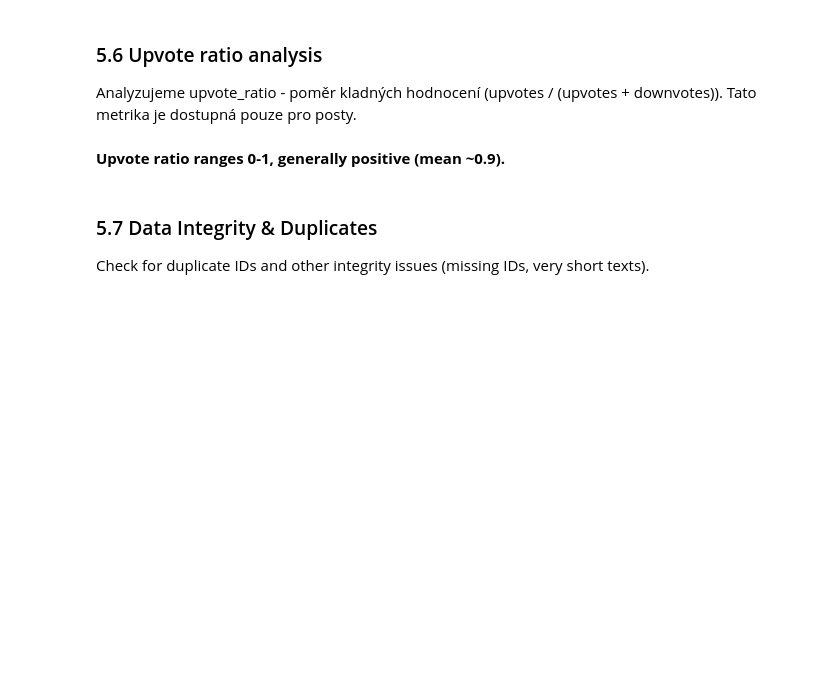
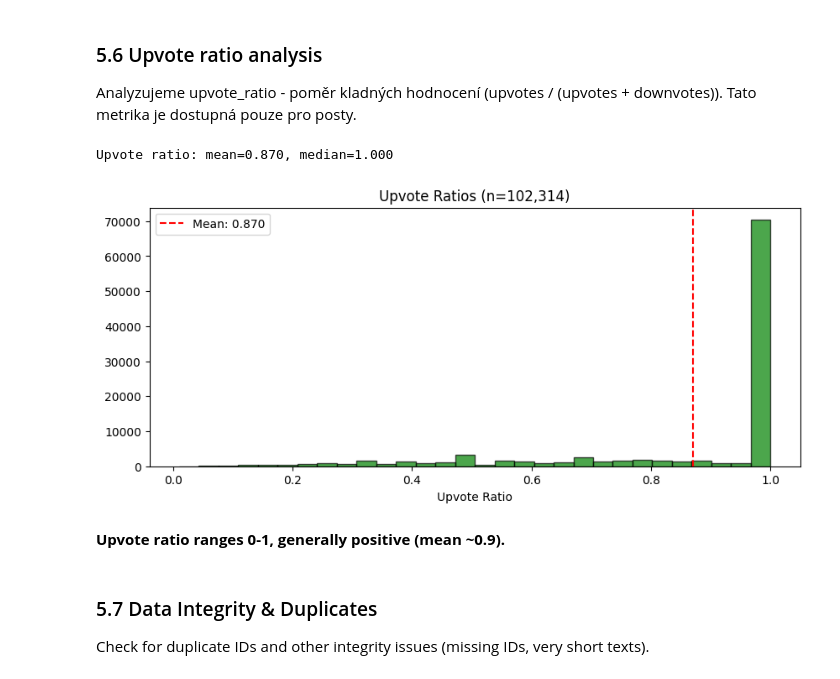
Before and after one commit to OndrejZ24/stock-sentiment-analysis, a Jupyter notebook: preprocessing.ipynb, the cells around one changed output. Saved outputs shown, nothing was run; the diff lists cells and outputs as text; code cells hidden in the pictures; blank space fills up the shorter version.

```diff
--- a/preprocessing.ipynb
+++ b/preprocessing.ipynb
@@ -645,41 +407,21 @@ else:
 
 Analyzujeme upvote_ratio - poměr kladných hodnocení (upvotes / (upvotes + downvotes)). Tato metrika je dostupná pouze pro posty.
 # %%
-# 5.6 Upvote Ratio Analysis
+posts = df_unified[df_unified['type'] == 'post']
+upvote_ratios = posts['upvote_ratio'].dropna()
 
-if len(df_unified) > 0:
-    if 'upvote_ratio' in df_unified.columns:
-        posts = df_unified[df_unified['type'] == 'post']
+print(f"Upvote ratio: mean={upvote_ratios.mean():.3f}, median={upvote_ratios.median():.3f}")
 
-        if len(posts) > 0 and 'upvote_ratio' in posts.columns:
-            upvote_ratios = posts['upvote_ratio'].dropna()
-
-            if len(upvote_ratios) > 0:
-                print(f"  Mean: {upvote_ratios.mean():.3f}")
-                print(f"  Median: {upvote_ratios.median():.3f}")
-                print(f"  Min: {upvote_ratios.min():.3f}")
-                print(f"  Max: {upvote_ratios.max():.3f}")
-
-            print(f"\nUpvote Ratio Histogram:")
-            fig, ax = plt.subplots(1, 1, figsize=(10, 6))
-
-            # Histogram
-            ax.hist(upvote_ratios, bins=30, edgecolor='black', alpha=0.7, color='green')
-            ax.axvline(upvote_ratios.mean(), color='red', linestyle='--', linewidth=2,
-                        label=f'Mean: {upvote_ratios.mean():.3f}')
-            ax.axvline(upvote_ratios.median(), color='blue', linestyle='--', linewidth=2,
-                        label=f'Median: {upvote_ratios.median():.3f}')
-            ax.set_xlabel('Upvote Ratio')
-            ax.set_ylabel('Frequency')
-            ax.set_title(f'Distribution of Upvote Ratios (n={len(upvote_ratios):,} posts)')
-            ax.legend()
-            ax.grid(axis='y', alpha=0.3)
-
-            plt.tight_layout()
-            plt.show()
-
-else:
-    print("Warning: No data available for upvote ratio analysis")
+plt.figure(figsize=(10, 4))
+plt.hist(upvote_ratios, bins=30, edgecolor='black', alpha=0.7, color='green')
+plt.axvline(upvote_ratios.mean(), color='red', linestyle='--', label=f'Mean: {upvote_ratios.mean():.3f}')
+plt.xlabel('Upvote Ratio')
+plt.title(f'Upvote Ratios (n={len(upvote_ratios):,})')
+plt.legend()
+plt.show()
+# %% [output]
+Upvote ratio: mean=0.870, median=1.000
+[figure, added]
 # %% [markdown]
 **Upvote ratio ranges 0-1, generally positive (mean ~0.9).**
 # %% [markdown]
```
Also changed, not shown: parts of 43 cells of this notebook, 6 other files.
